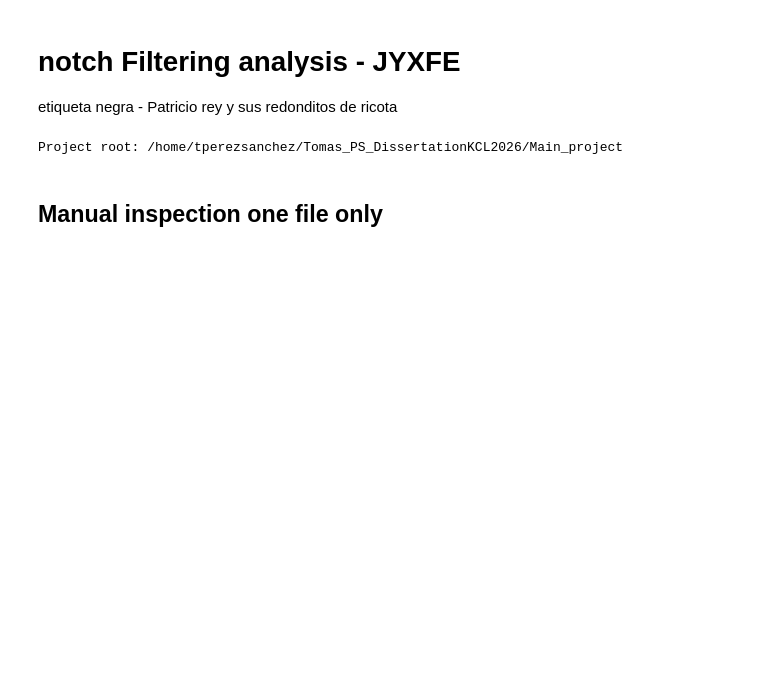
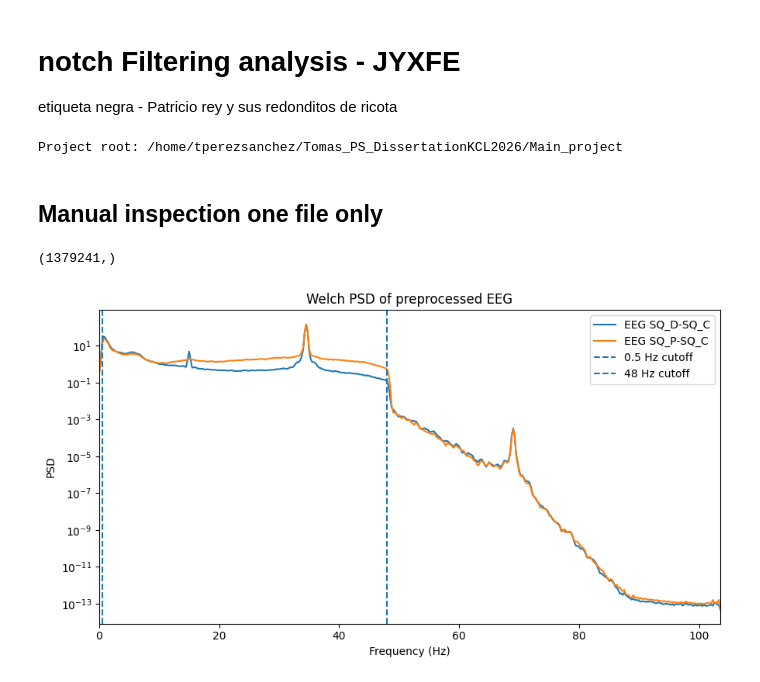
Before and after one commit to tomas0899/Tomas_PS_DissertationKCL2026, a Jupyter notebook: Main_project/src/test_and_develop/1_Pre_processing/JYXFE/JYXFE_notchTest.ipynb, the cells around one changed output. Saved outputs shown, nothing was run; the diff lists cells and outputs as text; code cells hidden in the pictures; blank space fills up the shorter version.

```diff
--- a/Main_project/src/test_and_develop/1_Pre_processing/JYXFE/JYXFE_notchTest.ipynb
+++ b/Main_project/src/test_and_develop/1_Pre_processing/JYXFE/JYXFE_notchTest.ipynb
@@ -37,7 +37,7 @@ from scipy.signal import welch
 import matplotlib.pyplot as plt
 #1. LOAD NPZ
 #
-npz_path= "/home/tperezsanchez/Tomas_PS_DissertationKCL2026/Main_project/results/JYXFE/Pre_processing/JYXFE_IN-JYXFE_AMP200_BP0p5-48Hz_NOTCH34p5Hz_NOZSCORE_20260511/npz/JYXFE_100_preproc_full.npz"
+npz_path= "/home/tperezsanchez/Tomas_PS_DissertationKCL2026/Main_project/results/JYXFE/Pre_processing/JYXFE_IN-JYXFE_AMP200_BP0p5-48Hz_NO-NOTCH_NOZSCORE_20260607/npz/JYXFE_1_preproc_full.npz"
 
 data = np.load(npz_path, allow_pickle=True)
 #print(data.files) # for checking the keys
@@ -51,33 +51,36 @@ channel_names = data["channel_names"]
 #3.EXTRACT A CHANNEL, each
 canal_0 = X[0, :]
 canal_1 = X[1, :]
 #0 = primera fila = primer canal
 
 #: = todas las columnas = todas las muestras en el tiempo
 print(canal_0.shape)
 #
 #f, Pxx = welch(canal_0, fs=fs, nperseg=int(fs * 4))
 #f: vector de frecuencias
 #Pxx: potencia estimada en cada frecuencia
 #
 
 
 plt.figure(figsize=(9, 5))
 
 for i in range(X.shape[0]):
     sig = X[i, :]
     f, Pxx = welch(sig, fs=fs, nperseg=int(fs * 4))
     plt.semilogy(f, Pxx, label=str(channel_names[i]))
 
 plt.axvline(0.5, linestyle="--", label="0.5 Hz cutoff")
 plt.axvline(48, linestyle="--", label="48 Hz cutoff")
 plt.xlim(0, min(120, fs / 2))
 plt.xlabel("Frequency (Hz)")
 plt.ylabel("PSD")
 plt.title("Welch PSD of preprocessed EEG")
 plt.legend()
 plt.tight_layout()
 plt.show()
+# %% [output]
+(1379241,)
+[figure, added]
 # %%
 ## all files
 # %%
```
Also changed, not shown: parts of 1 cell of this notebook, 11 other files.
